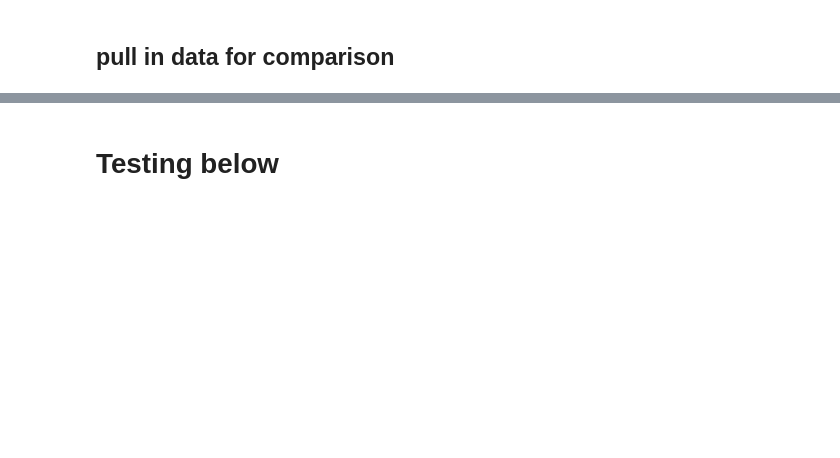
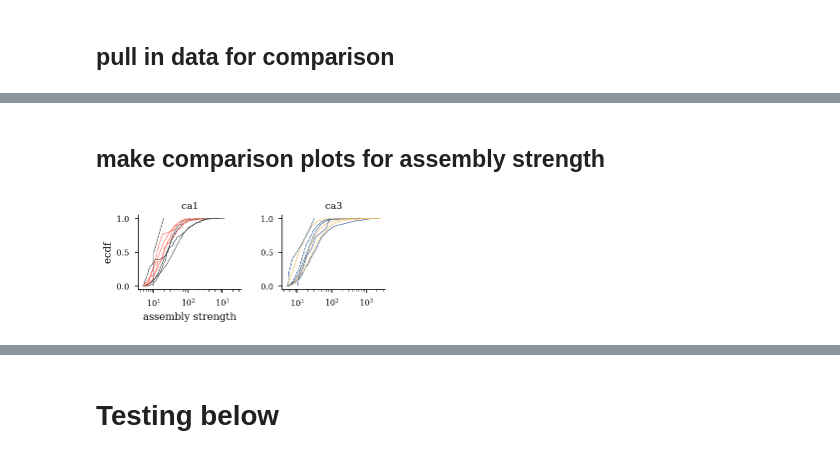
Before and after one commit to ryanharvey1/cell_assembly_replay, a Jupyter notebook: notebooks/cell_assembly.ipynb, the cells around one changed output, grey strips where cells are left out. Saved outputs shown, nothing was run; the diff lists cells and outputs as text; code cells hidden in the pictures; blank space fills up the shorter version.

```diff
--- a/notebooks/cell_assembly.ipynb
+++ b/notebooks/cell_assembly.ipynb
@@ -92,0 +239,67 @@ for item in results.keys():
+# %%
+tex_fonts = {
+#     # Use LaTeX to write all text
+#     "text.usetex": True,
+    "font.family": "serif",
+    # Use 10pt font in plots, to match 10pt font in document
+    "axes.labelsize": 10,
+    "font.size": 10,
+    # Make the legend/label fonts a little smaller
+    "legend.fontsize": 8,
+    "xtick.labelsize": 8,
+    "ytick.labelsize": 8
+}
+plt.style.use('seaborn-paper')
+plt.rcParams.update(tex_fonts)
+
+%config InlineBackend.figure_format = 'retina'
+# %%
+fig_save_path = 'D:/ryanh/GoogleDrive/school_work/UNM/Lab/Projects/Dissertation/dissertation/inkscape_figs/replay_section/'
+# %% [markdown]
+## make comparison plots for assembly strength
+# %%
+group_colors = {"controlca1": '#222629ff',
+                "controlca3": '#103876ff',
+                'paeca1': '#ff5240ff',
+                'paeca3': '#ebad46ff'}
+def ecdf(x):
+    xs = np.sort(x)
+    ys = np.linspace(0,1,len(xs))
+    return xs, ys
+
+
+def plot_ecdf(var,df,area,ax,group_colors):
+    for rat in pd.unique(df.rat):
+        y = df[(df.rat == rat) & (df.area == area)]
+        if y.empty == False:
+            xs, ys = ecdf(y[var])
+            ax.plot(xs,ys,color=group_colors[y.group.iloc[0]+y.area.iloc[0]],linewidth=.5)
+
+
+fig, axs = plt.subplots(1,2, figsize=functions.set_size('thesis', fraction=.75, subplots=(1, 2)), edgecolor='k')
+fig.subplots_adjust(hspace = 0, wspace=0.4)
+axs = axs.ravel()
+
+plot_ecdf('assembl_strength',df2,'ca1',axs[0],group_colors)
+axs[0].set_xlabel('assembly strength')
+axs[0].set_ylabel('ecdf')
+axs[0].set_title('ca1')
+
+plot_ecdf('assembl_strength',df2,'ca3',axs[1],group_colors)
+axs[1].set_title('ca3')
+
+axs[0].set_xscale('log')
+axs[1].set_xscale('log')
+
+axs[0].set_xlim(min(axs[0].get_xlim()[0],axs[1].get_xlim()[0]),max(axs[0].get_xlim()[1],axs[1].get_xlim()[1]))
+axs[1].set_xlim(min(axs[0].get_xlim()[0],axs[1].get_xlim()[0]),max(axs[0].get_xlim()[1],axs[1].get_xlim()[1]))
+
+for i in range(2):
+    right_side = axs[i].spines["right"]
+    right_side.set_visible(False)
+    top_side = axs[i].spines["top"]
+    top_side.set_visible(False)
+
+plt.savefig(os.path.join(fig_save_path,'assembl_strength.svg'),dpi=300,bbox_inches='tight')
+# %% [output]
+[figure, added]
```
Also changed, not shown: parts of 74 cells of this notebook.
